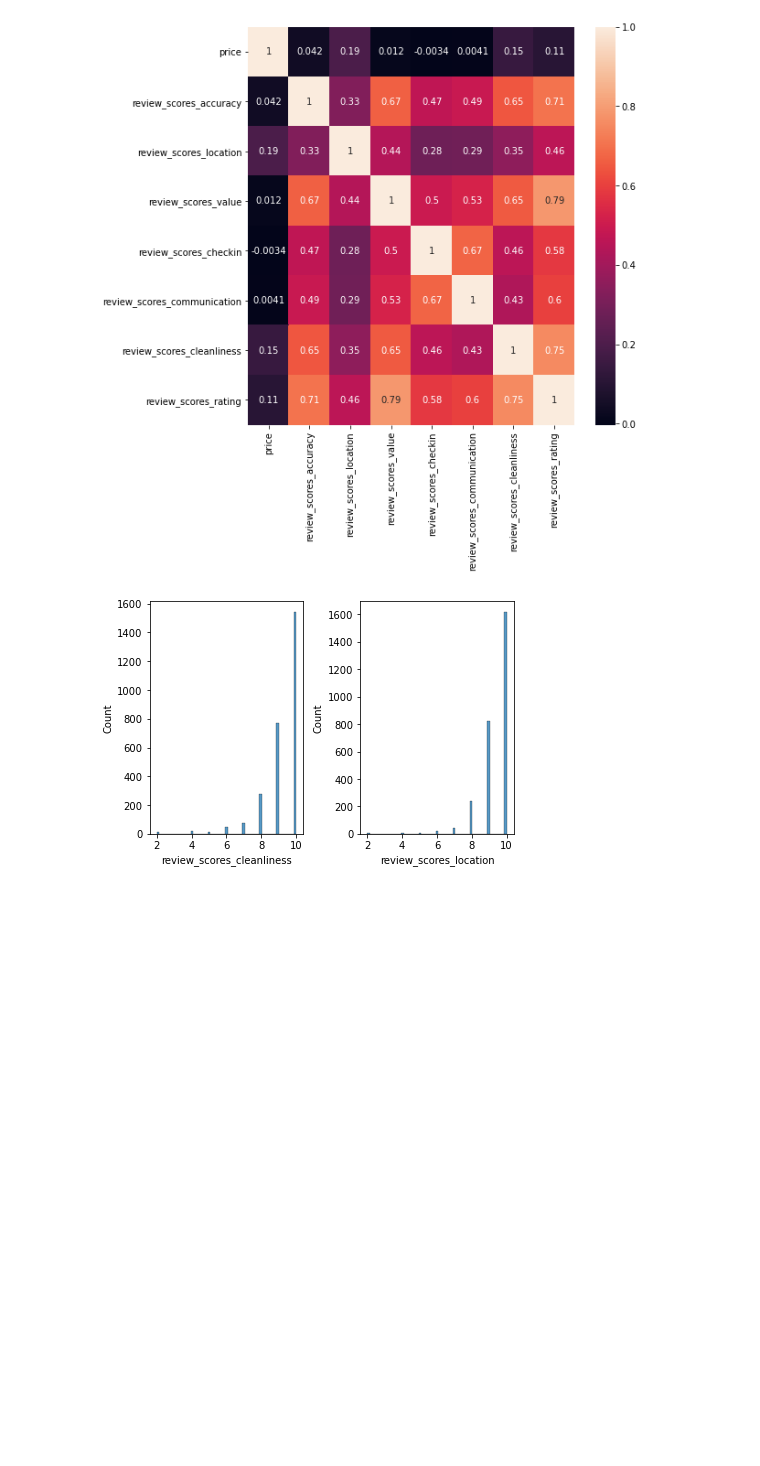
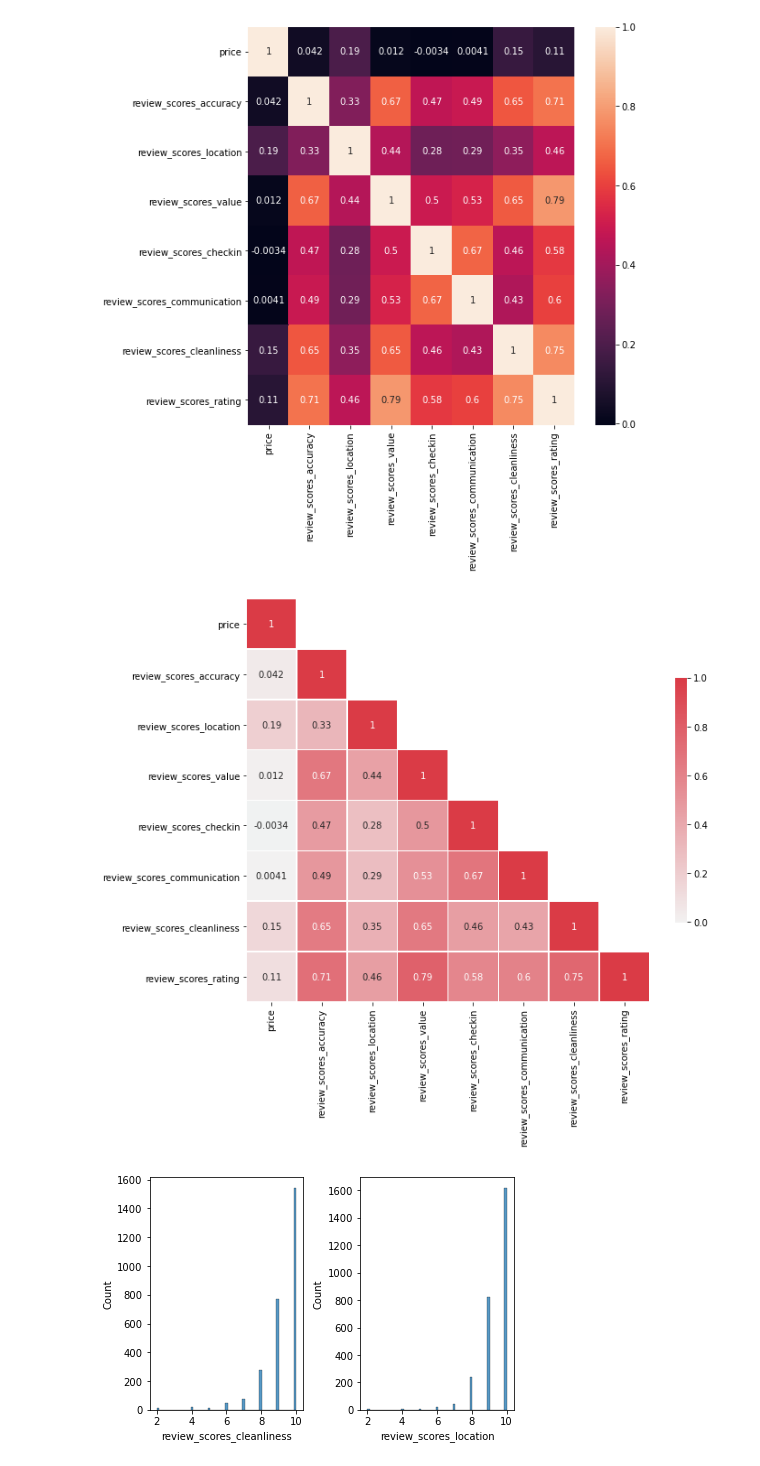
Before and after one commit to akozera/boston-airbnb, a Jupyter notebook: airbnb.ipynb, the cells around one changed output. Cells and saved outputs as stored; diff of their text form; code cells hidden in the pictures; blank space fills up the shorter version.

```diff
--- a/airbnb.ipynb
+++ b/airbnb.ipynb
@@ -259,6 +259,31 @@ sns.heatmap(ax=ax, data=listings[['price', 'review_scores_accuracy', 'review_sco
 # %% [output]
 <AxesSubplot:>
 [figure]
+# %%
+# Do the same just with a lower triangular matrix
+def get_lower_tri_heatmap(df, output="review_matrix.png"):
+    mask = np.zeros_like(df, dtype=np.bool)
+    mask[np.triu_indices_from(mask)] = True
+
+    # Want diagonal elements as well
+    mask[np.diag_indices_from(mask)] = False
+
+    # Set up the matplotlib figure
+    f, ax = plt.subplots(figsize=(10, 10))
+
+    # Generate a custom diverging colormap
+    cmap = sns.diverging_palette(220, 10, as_cmap=True)
+
+    # Draw the heatmap with the mask and correct aspect ratio
+    sns_plot = sns.heatmap(df, mask=mask, cmap=cmap, vmax=1, center=0,annot= True,
+            square=True, linewidths=.5, cbar_kws={"shrink": .5})
+    # save to file
+    fig = sns_plot.get_figure()
+    fig.savefig(output)
+
+get_lower_tri_heatmap(listings[['price', 'review_scores_accuracy', 'review_scores_location','review_scores_value', 'review_scores_checkin', 'review_scores_communication', 'review_scores_cleanliness','review_scores_rating']].corr())
+# %% [output]
+[figure, added]
 # %%
 # Looks like the location and cleanlinness are the two ratings that matter the most - let's keep only those and
 # impute the missing values.
```
Also changed, not shown: parts of 6 cells of this notebook, 4 other files.
